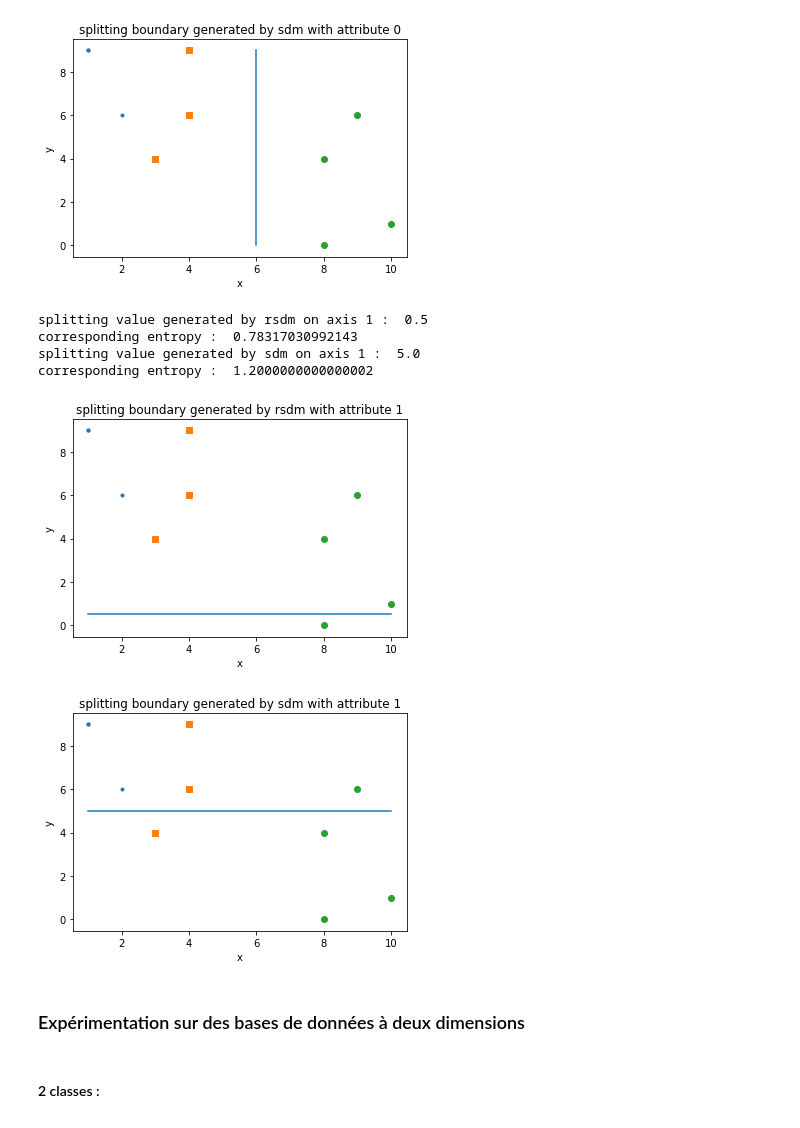
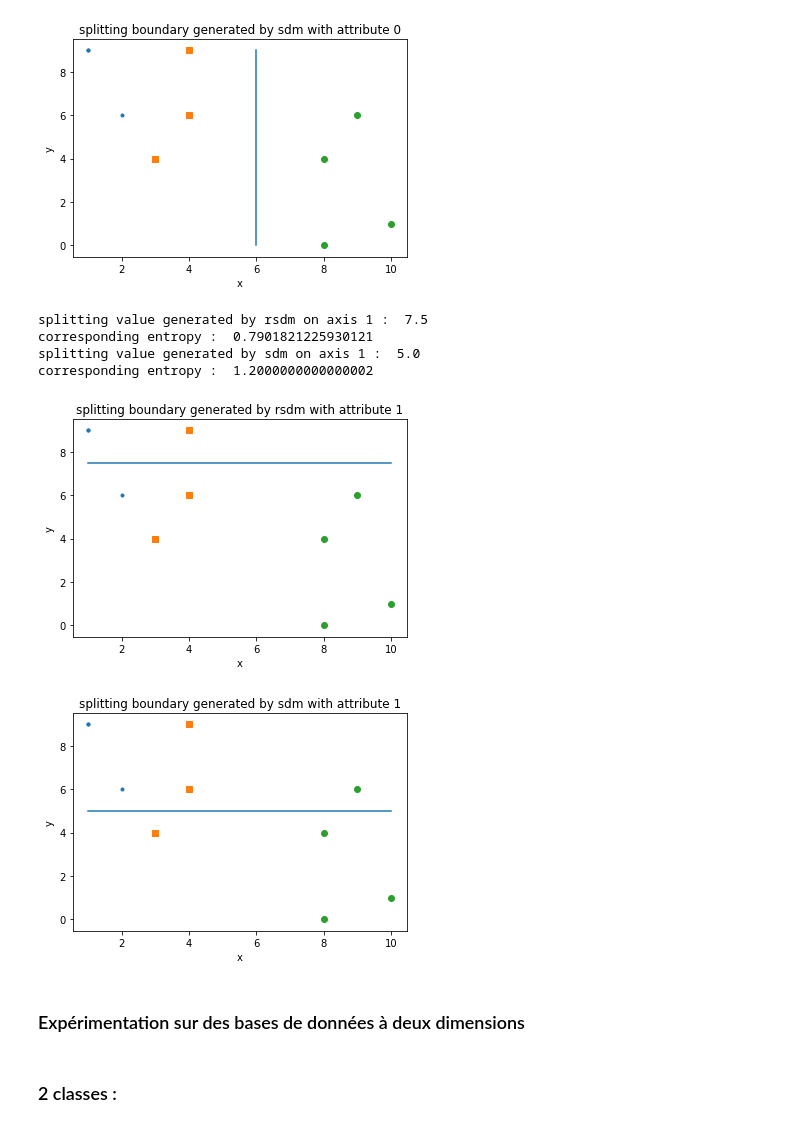
Before and after one commit to laudao/stage2018, a Jupyter notebook: monotone_trees.ipynb, the cells around one changed output. Saved outputs shown, nothing was run; the diff lists cells and outputs as text; code cells hidden in the pictures.

```diff
--- a/monotone_trees.ipynb
+++ b/monotone_trees.ipynb
@@ -494,10 +467,10 @@ pd.DataFrame(avgdsr_2_values, columns=['avgdsr generated by second attribute'])
 | 8 | 0.375000 |
 | 9 | 0.310000 |
 # %%
-avgds_2 = Avgds(1)
+avgds_2 = Avgds()
 avgds_2_values = []
 
-esa = avgds_2.equal_sets_attribute(training_set)
+esa = avgds_2.equal_sets_attribute(training_set, 1)
 esl = avgds_2.equal_sets_label(training_set)
 
 for i in range(0, 10):
@@ -624,14 +594,14 @@ class Gdm:
         self.g = g
         self.f = f
 
-    def value(self, labeled_set):
+    def value(self, labeled_set, a_j):
         g_f = []
 
         if (isinstance(self.f, Dsr)):
-            sa = self.f.dominant_sets_attribute(labeled_set)
+            sa = self.f.dominant_sets_attribute(labeled_set, a_j)
             sl = self.f.dominant_sets_label(labeled_set)
         else:
-            sa = self.f.equal_sets_attribute(labeled_set)
+            sa = self.f.equal_sets_attribute(labeled_set, a_j)
             sl = self.f.equal_sets_label(labeled_set)
 
         for i in range(0, labeled_set.size()):
@@ -741,13 +711,12 @@ def display_discretizations_comparison(labeled_set, threshold1, threshold2, thre
     plt.legend()
     plt.show()
 # %%
-def discretize(dm, labeled_set):
+def discretize(H, labeled_set, a_j):
     '''
-        dm : discrimation measure
+        H : discrimation measure
         labeled_set : labeled set
 
     '''
-    a_j = dm.f.a_j
 
     n = labeled_set.size()
     ind = np.argsort(labeled_set.x,axis=0)[:,a_j] # sort values
@@ -763,14 +732,16 @@ def discretize(dm, labeled_set):
 
     for i in range(n-1):
         current = labeled_set.getX(ind[i])[a_j]
+        current_label = labeled_set.getY(ind[i])
         lookahead = labeled_set.getX(ind[i+1])[a_j]
+        lookahead_label = labeled_set.getY(ind[i+1])
         binary_set.x[ind[i]][a_j] = 0
 
-        if current == lookahead:
+        if current == lookahead or current_label == lookahead_label:
             continue
 
         thresholds.append((current + lookahead) / 2.0)
-        H_values.append(dm.value(binary_set))
+        H_values.append(H.value(binary_set, a_j))
 
     min_entropy = min(H_values)
     min_threshold = thresholds[np.argmin(H_values)]
@@ -778,24 +749,24 @@ def discretize(dm, labeled_set):
     return (min_threshold, min_entropy)
 # %%
 # rsdm
-f = Dsr(0)
+f = Dsr()
 g = Log()
 h = Sum()
 
 rsdm = Gdm(h, g, f)
 
 # sdm
-f = Ds(0)
+f = Ds()
 g = Log()
 h = Sum()
 
 sdm = Gdm(h, g, f)
 
-threshold_r, entropy_r = discretize(rsdm, training_set)
+threshold_r, entropy_r = discretize(rsdm, training_set, 0)
 print("splitting value generated by rsdm on axis 0 : ", threshold_r)
 print("corresponding entropy : ", entropy_r)
 
-threshold_nr, entropy_nr = discretize(sdm, training_set)
+threshold_nr, entropy_nr = discretize(sdm, training_set, 0)
 print("splitting value generated by sdm on axis 0 : ", threshold_nr)
 print("corresponding entropy : ", entropy_nr)
 
@@ -809,27 +780,21 @@ corresponding entropy :  0.6000000000000001
 [figure]
 [figure]
 # %%
-f = Dsr(1)
-rsdm = Gdm(h, g, f)
-
-f = Ds(1)
-sdm = Gdm(h, g, f)
-
-threshold_r, entropy_r = discretize(rsdm, training_set)
+threshold_r, entropy_r = discretize(rsdm, training_set, 1)
 print("splitting value generated by rsdm on axis 1 : ", threshold_r)
 print("corresponding entropy : ", entropy_r)
 
-threshold_nr, entropy_nr = discretize(sdm, training_set)
+threshold_nr, entropy_nr = discretize(sdm, training_set, 1)
 print("splitting value generated by sdm on axis 1 : ", threshold_nr)
 print("corresponding entropy : ", entropy_nr)
 
 display_discretization(training_set, threshold_r, 1, "splitting boundary generated by rsdm with attribute 1")
 display_discretization(training_set, threshold_nr, 1, "splitting boundary generated by sdm with attribute 1")
 # %% [output]
-splitting value generated by rsdm on axis 1 :  0.5
-corresponding entropy :  0.78317030992143
+splitting value generated by rsdm on axis 1 :  7.5
+corresponding entropy :  0.7901821225930121
 splitting value generated by sdm on axis 1 :  5.0
 corresponding entropy :  1.2000000000000002
-[figure, old version]
+[figure, new version]
 [figure]
 # %%
@@ -904,3 +874,3 @@ def generate_2Ddataset(a_j, k, n, noise, amplitude, ranges):
 # %% [markdown]
-#### 2 classes :
+### 2 classes :
 # %%
```
Also changed, not shown: parts of 41 cells of this notebook, 2 other files.
